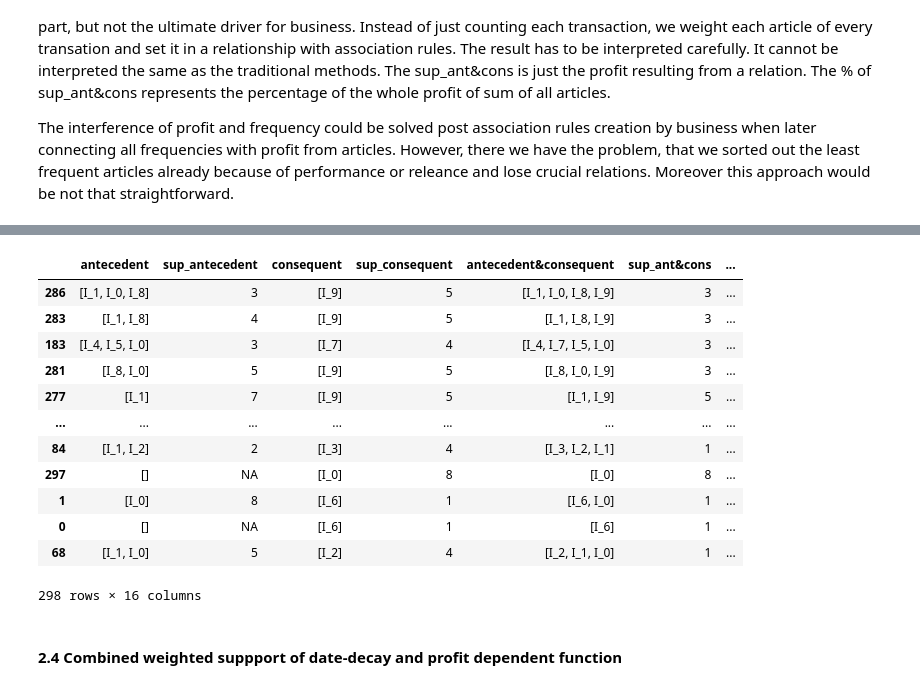
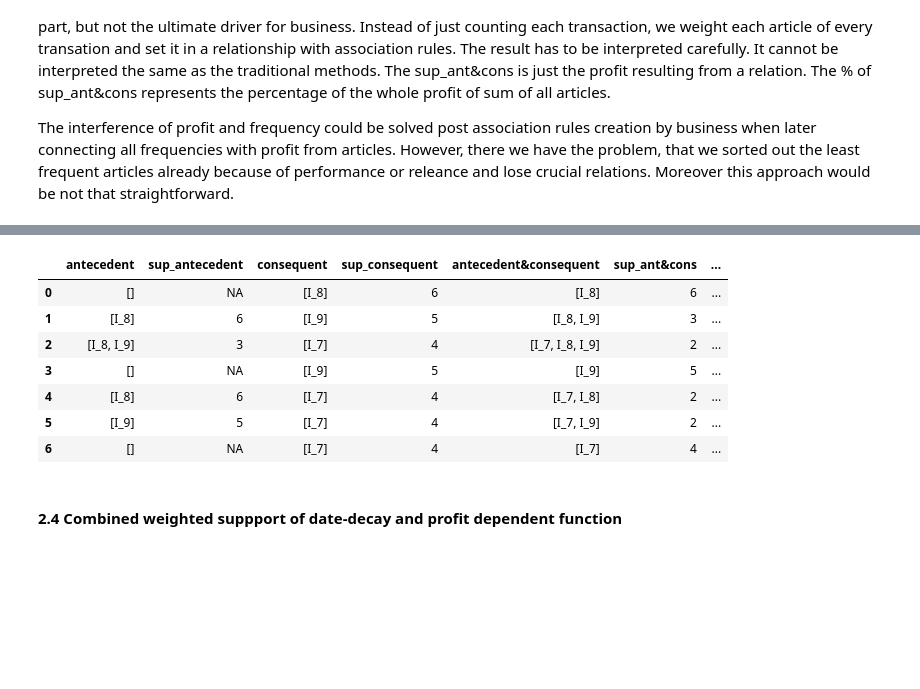
Before and after one commit to dawei7/Detecting-patterns-in-purchase-history-using-association-rule-learning-methods, a Jupyter notebook: Analysis/Detecting-patterns-in-purchase-history-using-association-rule-learning-methods.ipynb, the cells around one changed output, grey strips where cells are left out. Drawn from its saved outputs; the diff is of its cells as text; code cells hidden in the pictures; blank space fills up the shorter version.

```diff
--- a/Analysis/Detecting-patterns-in-purchase-history-using-association-rule-learning-methods.ipynb
+++ b/Analysis/Detecting-patterns-in-purchase-history-using-association-rule-learning-methods.ipynb
@@ -248,33 +247,27 @@ T
 # %%
 import math
 import datetime
 
 rules = mod_fp_growth.fpgrowthFromDataFrame(\
     T,
-    minSupRatio=0.000001,
+    minSupRatio=0.1,
     maxSupRatio=1,
     minConf=0,
     item_col=1,
     profit_col=2,
     max_profit = 100,
     profit_sensitivity = lambda x : 1 * x
-    ) #Only Date
-
+    ) #Only Profit
 rules
 # %% [output]
 |  | antecedent | sup_antecedent | consequent | sup_consequent | antecedent&consequent | sup_ant&cons | ... |
-| 286 | [I_1, I_0, I_8] | 3 | [I_9] | 5 | [I_1, I_0, I_8, I_9] | 3 | ... |
-| 283 | [I_1, I_8] | 4 | [I_9] | 5 | [I_1, I_8, I_9] | 3 | ... |
-| 183 | [I_4, I_5, I_0] | 3 | [I_7] | 4 | [I_4, I_7, I_5, I_0] | 3 | ... |
-| 281 | [I_8, I_0] | 5 | [I_9] | 5 | [I_8, I_0, I_9] | 3 | ... |
-| 277 | [I_1] | 7 | [I_9] | 5 | [I_1, I_9] | 5 | ... |
-| ... | ... | ... | ... | ... | ... | ... | ... |
-| 84 | [I_1, I_2] | 2 | [I_3] | 4 | [I_3, I_2, I_1] | 1 | ... |
-| 297 | [] | NA | [I_0] | 8 | [I_0] | 8 | ... |
-| 1 | [I_0] | 8 | [I_6] | 1 | [I_6, I_0] | 1 | ... |
-| 0 | [] | NA | [I_6] | 1 | [I_6] | 1 | ... |
-| 68 | [I_1, I_0] | 5 | [I_2] | 4 | [I_2, I_1, I_0] | 1 | ... |
+| 0 | [] | NA | [I_8] | 6 | [I_8] | 6 | ... |
+| 1 | [I_8] | 6 | [I_9] | 5 | [I_8, I_9] | 3 | ... |
+| 2 | [I_8, I_9] | 3 | [I_7] | 4 | [I_7, I_8, I_9] | 2 | ... |
+| 3 | [] | NA | [I_9] | 5 | [I_9] | 5 | ... |
+| 4 | [I_8] | 6 | [I_7] | 4 | [I_7, I_8] | 2 | ... |
+| 5 | [I_9] | 5 | [I_7] | 4 | [I_7, I_9] | 2 | ... |
+| 6 | [] | NA | [I_7] | 4 | [I_7] | 4 | ... |
-298 rows × 16 columns
 # %% [markdown]
 #### 2.4 Combined weighted suppport of date-decay and profit dependent function
 # %% [markdown]
```
Also changed, not shown: parts of 6 cells of this notebook, 5 other files.
